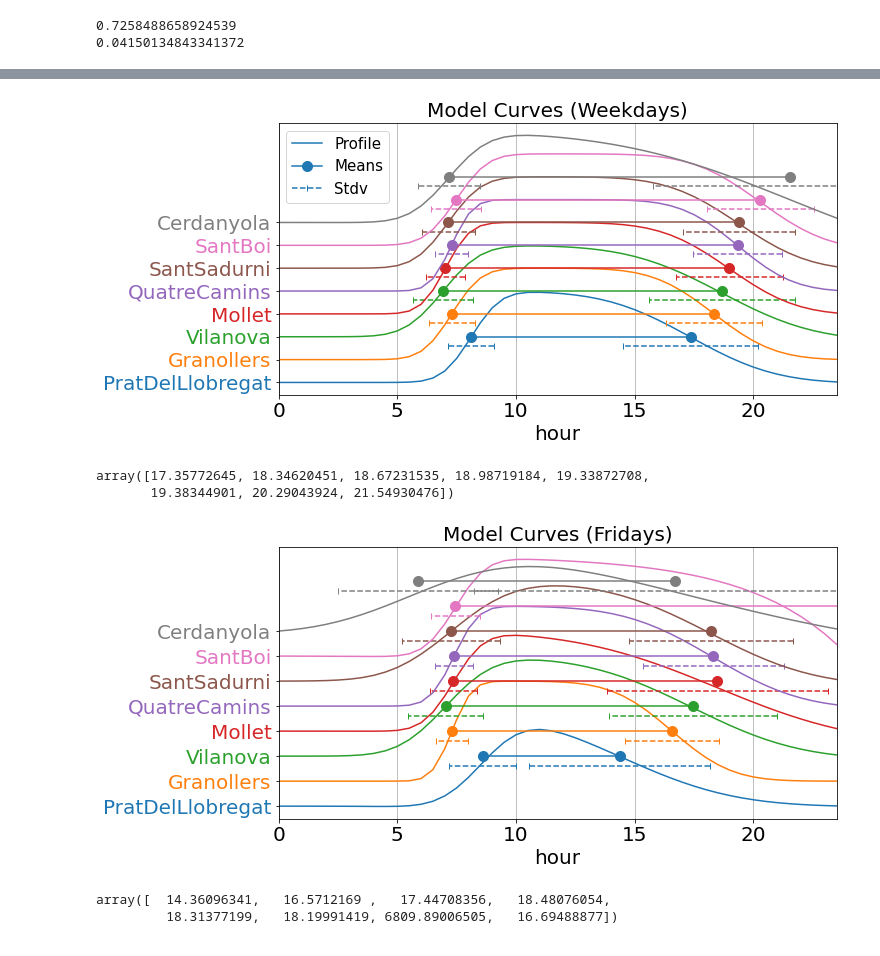
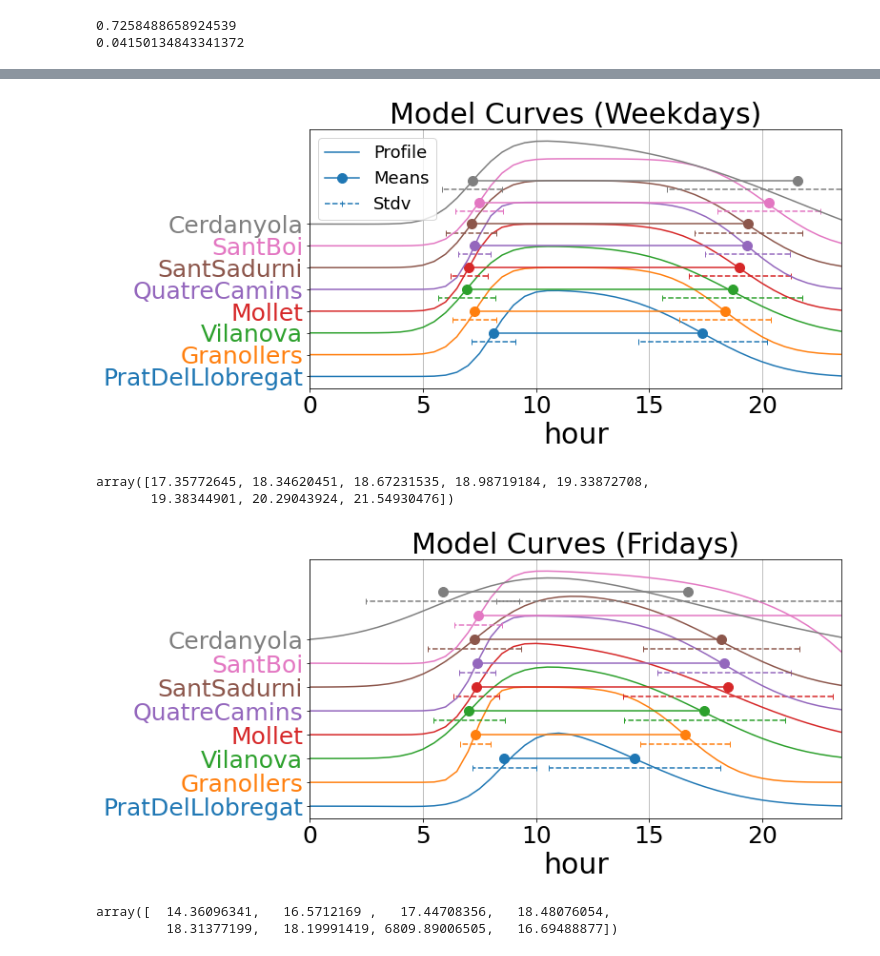
Before and after one commit to aig-upf/car-park, a Jupyter notebook: plot_parametersNoTH.ipynb, the cells around one changed output, grey strips where cells are left out. Cells and saved outputs as stored; diff of their text form; code cells hidden in the pictures.

Commit message:
increased font size in Figure9

```diff
--- a/plot_parametersNoTH.ipynb
+++ b/plot_parametersNoTH.ipynb
@@ -218,4 +242,5 @@ print(p)
 # %%
+fsize=30
 fig, ax2 = plt.subplots(nrows=1, ncols=1, figsize=(10,5))
 i=0;
 
@@ -245,42 +270,43 @@ for current_parking_ix in range(8):
     #ax2.plot([mu_aWD+si_aWD, mu_aWD-si_aWD],[mu_dWD, mu_dWD],'-')
 
     #ax2.plot([mu_aFR*24, mu_dFR*24],[i, i],'-s',markersize=10)
     #ax2.errorbar(mu_aFR,mu_dFR,xerr=si_aFR,yerr=si_dFR,color='green')
     #ax2.plot([mu_aWD, mu_aWD],[mu_dWD+si_dWD, mu_dWD-si_dWD],'-')
     #ax2.plot(mu_aFR,mu_dFR,'s')
     #ax2.plot(mu_aWE,mu_dWE,'p')
     #ax2.plot([mu_aWE*24,mu_dWE*24],[i+0.25, i+0.25],'-h',markersize=10)
     #ax2.errorbar(mu_aWE,mu_dWE,xerr=si_aWE,yerr=si_dWE,color='blue')
     plot_model_tn_offset(ax2,mu_aWDr[i],si_aWDr[i],mu_dWDr[i],si_dWDr[i],i/4,mylabelC)
     ax2.plot([mu_aWDr[i]*24, mu_dWDr[i]*24],[i/4+.5, i/4+.5],'-o',markersize=10,label=mylabelM)
     ax2.plot([(mu_aWDr[i]+si_aWDr[i])*24, (mu_aWDr[i]-si_aWDr[i])*24],[i/4+.5-0.1, i/4+.5-0.1],
              '--|',color=default_color_cycle[i],label=mylabelS)
     ax2.plot([(mu_dWDr[i]+si_dWDr[i])*24, (mu_dWDr[i]-si_dWDr[i])*24],[i/4+.5-0.1, i/4+.5-0.1],
              '--|',color=default_color_cycle[i])
     i=i+1
 ax2.set_xlim([0,24])
 ax2.set_yticks(np.arange(0, 2, .25))
 ax2.set_yticklabels(available_parkings_reindexed, fontsize=fsize)
-ax2.tick_params(labelsize=fsize)
+ax2.tick_params(labelsize=fsize-5)
 [t.set_color(i) for (i,t) in zip(default_color_cycle,ax2.yaxis.get_ticklabels())]
 #ax2.set_ylim([0.5,1])
 ax2.set_xlim([0,23.5])
 #ax2.set_ylabel('departure', fontsize = fsize)
 ax2.set_xlabel('hour', fontsize = fsize)
 #ax2.grid(True)
 ax2.xaxis.grid(True)
-ax2.legend( fontsize = fsize-5)
+ax2.legend( fontsize = fsize-12)
 ax2.set_title('Model Curves (Weekdays)', fontsize = fsize);
     #ax2.grid(which='major',linestyle='dotted')
 fig.savefig('Model_curves_w_ErrorbarsWD.pdf',bbox_inches='tight');
 # %% [output]
-[figure, old version]
+[figure, new version]
 # %%
 mu_dWDr*24
 # %% [output]
 array([17.35772645, 18.34620451, 18.67231535, 18.98719184, 19.33872708,
        19.38344901, 20.29043924, 21.54930476])
 # %%
+fsize=30
 fig, ax2 = plt.subplots(nrows=1, ncols=1, figsize=(10,5))
 i=0;
 
@@ -326,7 +352,7 @@ for current_parking_ix in range(8):
 ax2.set_xlim([0,24])
 ax2.set_yticks(np.arange(0, 2, .25))
 ax2.set_yticklabels(available_parkings_reindexed, fontsize=fsize)
-ax2.tick_params(labelsize=fsize)
+ax2.tick_params(labelsize=fsize-5)
 [t.set_color(i) for (i,t) in zip(default_color_cycle,ax2.yaxis.get_ticklabels())]
 #ax2.set_ylim([0.5,1])
 ax2.set_xlim([0,23.5])
@@ -339,7 +365,7 @@ ax2.set_title('Model Curves (Fridays)', fontsize = fsize);
     #ax2.grid(which='major',linestyle='dotted')
 fig.savefig('Model_curves_w_ErrorbarsFR.pdf',bbox_inches='tight');
 # %% [output]
-[figure, old version]
+[figure, new version]
 # %%
 mu_dFRr*24
 # %% [output]
```
Also changed, not shown: parts of 5 cells of this notebook.
